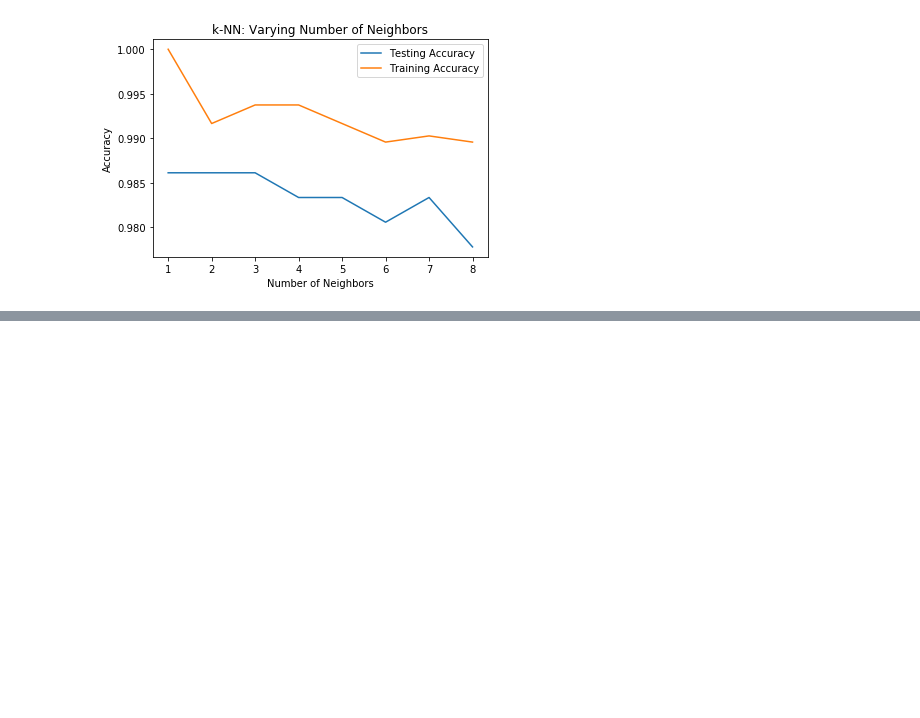
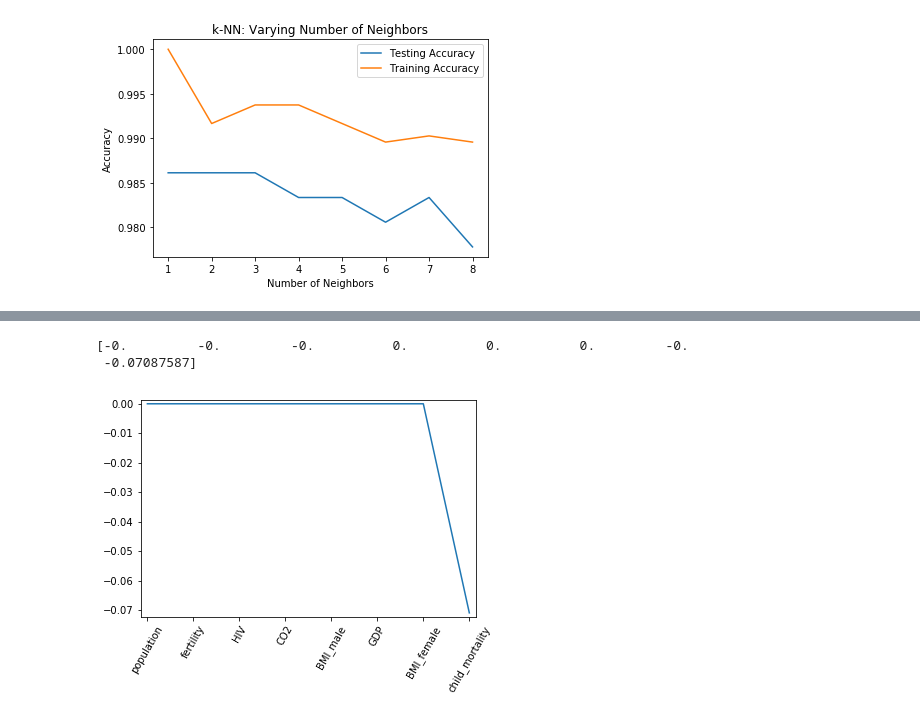
Before and after one commit to nvmoyar/datascience_notebooks, a Jupyter notebook: Supervised Learning with scikit-learn.ipynb, the cells around one changed output, grey strips where cells are left out. Saved outputs shown, nothing was run; the diff lists cells and outputs as text; code cells hidden in the pictures; blank space fills up the shorter version.

```diff
--- a/Supervised Learning with scikit-learn.ipynb
+++ b/Supervised Learning with scikit-learn.ipynb
@@ -292,0 +506,7 @@ In the previous chapter, you made use of image and political datasets to predict
+# %%
+X = df.drop(["life", "Region"], axis=1).values
+print(type(X))
+print(X.shape)
+print(X[:1])
+
+y = df['life']
@@ -292,0 +697,9 @@ In the previous chapter, you made use of image and political datasets to predict
+# %%
+df_X =  df.drop(['life', 'Region'], axis=1)
+X = df.drop(['life', 'Region'], axis=1).values
+df_X_columns = df_X.columns
+print(df_X.columns)
+print(X.shape)
+print(y.shape)
+
+df_X.head()
@@ -292,0 +718,23 @@ In the previous chapter, you made use of image and political datasets to predict
+# %%
+# Import Lasso
+from sklearn.linear_model import Lasso
+
+# Instantiate a lasso regressor: lasso
+lasso = Lasso(alpha=0.4, normalize=True)
+
+# Fit the regressor to the data
+lasso.coef_
+
+# Compute and print the coefficients
+lasso_coef = lasso.fit(X, y).coef_
+print(lasso_coef)
+
+# Plot the coefficients
+plt.plot(range(len(df_X_columns)), lasso_coef)
+plt.xticks(range(len(df_X_columns)), df_X_columns.values, rotation=60)
+plt.margins(0.02)
+plt.show()
+# %% [output]
+[-0.         -0.         -0.          0.          0.          0.         -0.
+ -0.07087587]
+[figure, added]
```
Also changed, not shown: parts of 72 cells of this notebook, 3 other files.
